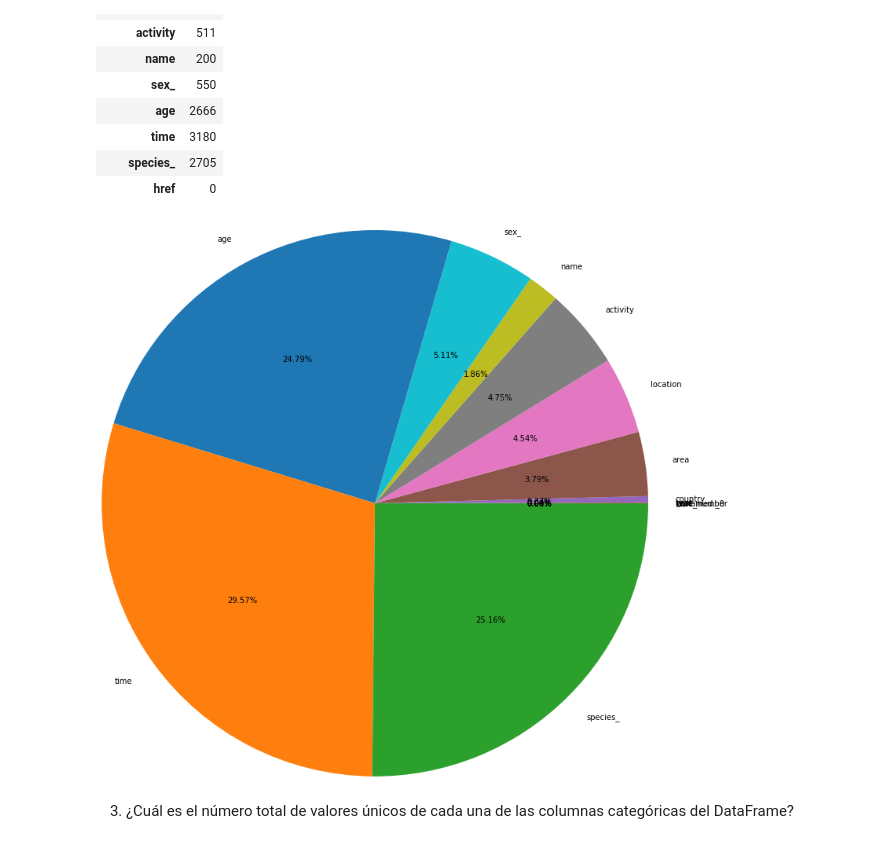
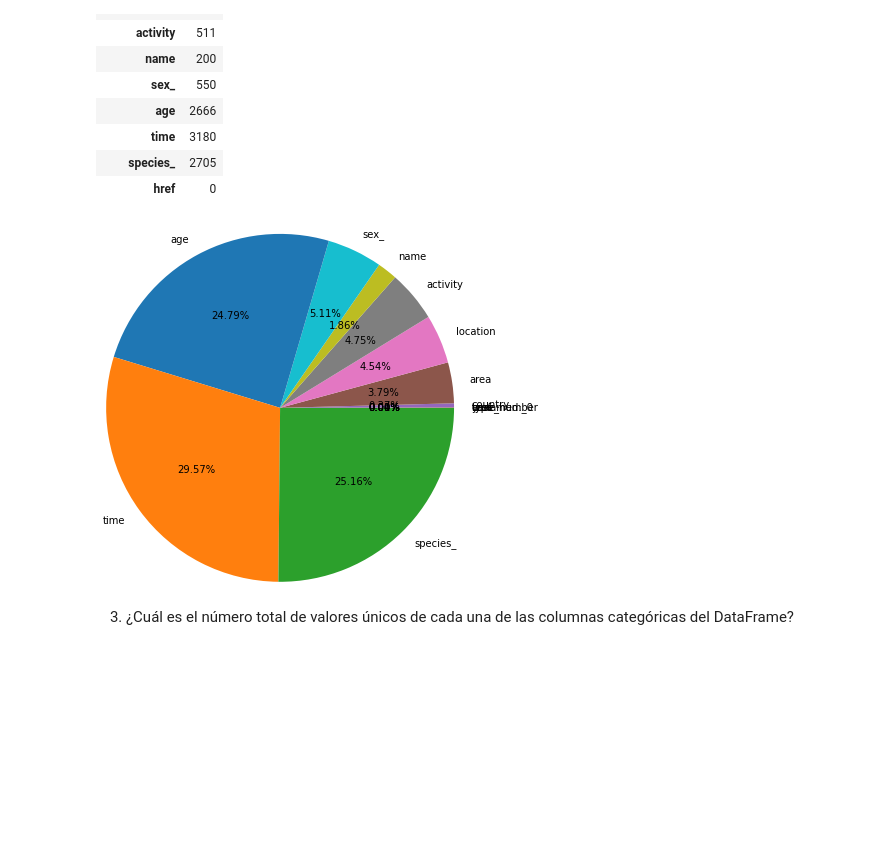
Before and after one commit to Adalab/DA-PromoC-modulo2-sprint1-VannaMina, a Jupyter notebook: VISUALIZACIÓN/1-Matplotlib-1.ipynb, the cells around one changed output. Drawn from its saved outputs; the diff is of its cells as text; code cells hidden in the pictures; blank space fills up the shorter version.

```diff
--- a/VISUALIZACIÓN/1-Matplotlib-1.ipynb
+++ b/VISUALIZACIÓN/1-Matplotlib-1.ipynb
@@ -88,10 +87,10 @@ nulo
 etiqueta = list(nulo.index)
 # %%
 plt.figure()
-plt.pie(nulo[0], labels = etiqueta, autopct="%1.2f%%", radius=4)
+plt.pie(nulo[0], labels = etiqueta, autopct="%1.2f%%", radius=2)
 plt.show()
 # %% [output]
-[figure, old version]
+[figure, new version]
 # %% [markdown]
 3. ¿Cuál es el número total de valores únicos de cada una de las columnas categóricas del DataFrame?
 # %%
```
Also changed, not shown: parts of 2 cells of this notebook, 19 other files.
